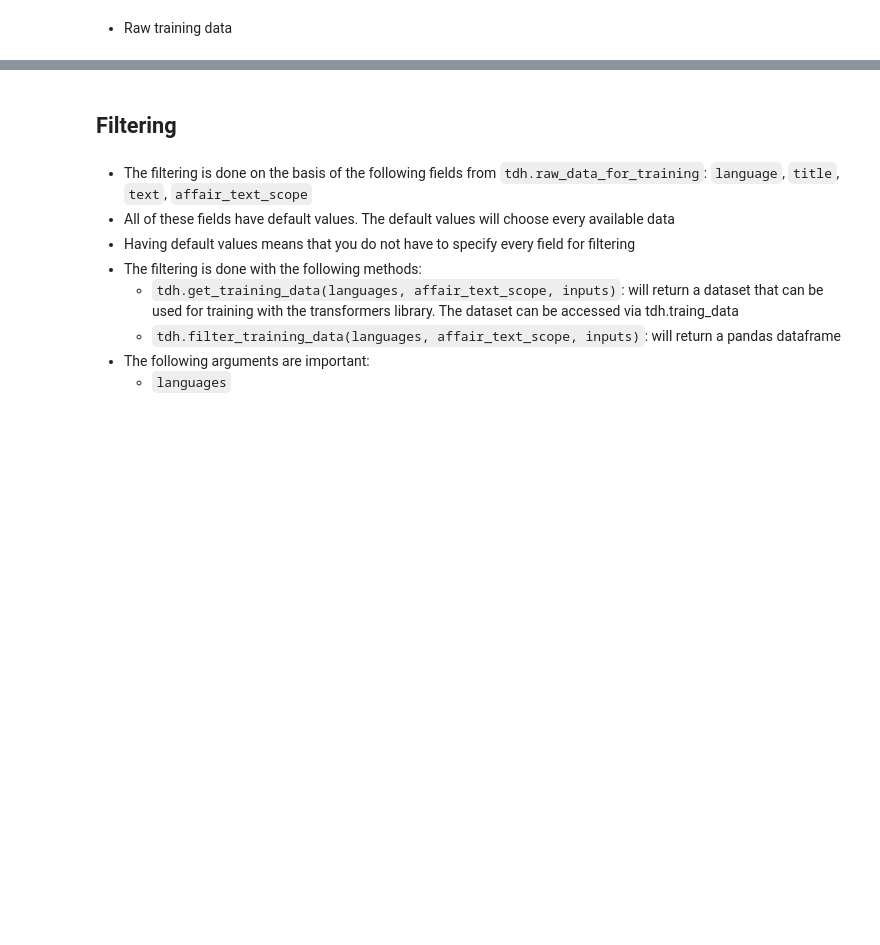
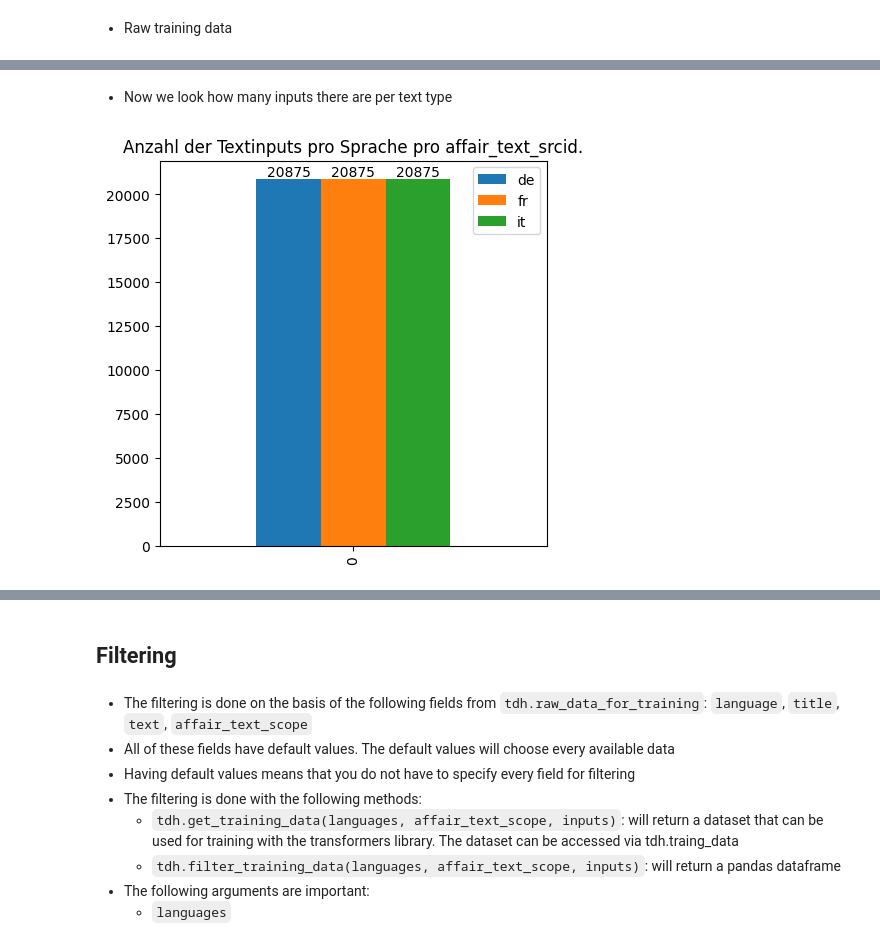
Before and after one commit to JoelNiklaus/LEXTREME, a Jupyter notebook: politmonitor/notebooks/Statistics.ipynb, the cells around one changed output, grey strips where cells are left out. Saved outputs shown, nothing was run; the diff lists cells and outputs as text; code cells hidden in the pictures; blank space fills up the shorter version.

```diff
--- a/politmonitor/notebooks/Statistics.ipynb
+++ b/politmonitor/notebooks/Statistics.ipynb
@@ -82,0 +231,11 @@ print('But it has no cases with an empty title field: ', tdh.raw_data_for_traini
+# %% [markdown]
+- Now we look how many inputs there are per text type
+# %%
+training_data = tdh.training_data_df
+training_data = training_data[['affair_text_srcid', 'language', 'text']]
+training_data = training_data.drop_duplicates(['affair_text_srcid', 'language'])
+training_data_df_grouped = training_data[['language', 'text']].groupby(['language']).count()
+training_data_df_grouped.to_dict()['text']
+create_barplot(training_data_df_grouped.to_dict()['text'],figsize=(5,5),width=0.5, title='Anzahl der Textinputs pro Sprache pro affair_text_srcid.')
+# %% [output]
+[figure, added]
```
Also changed, not shown: parts of 38 cells of this notebook.
